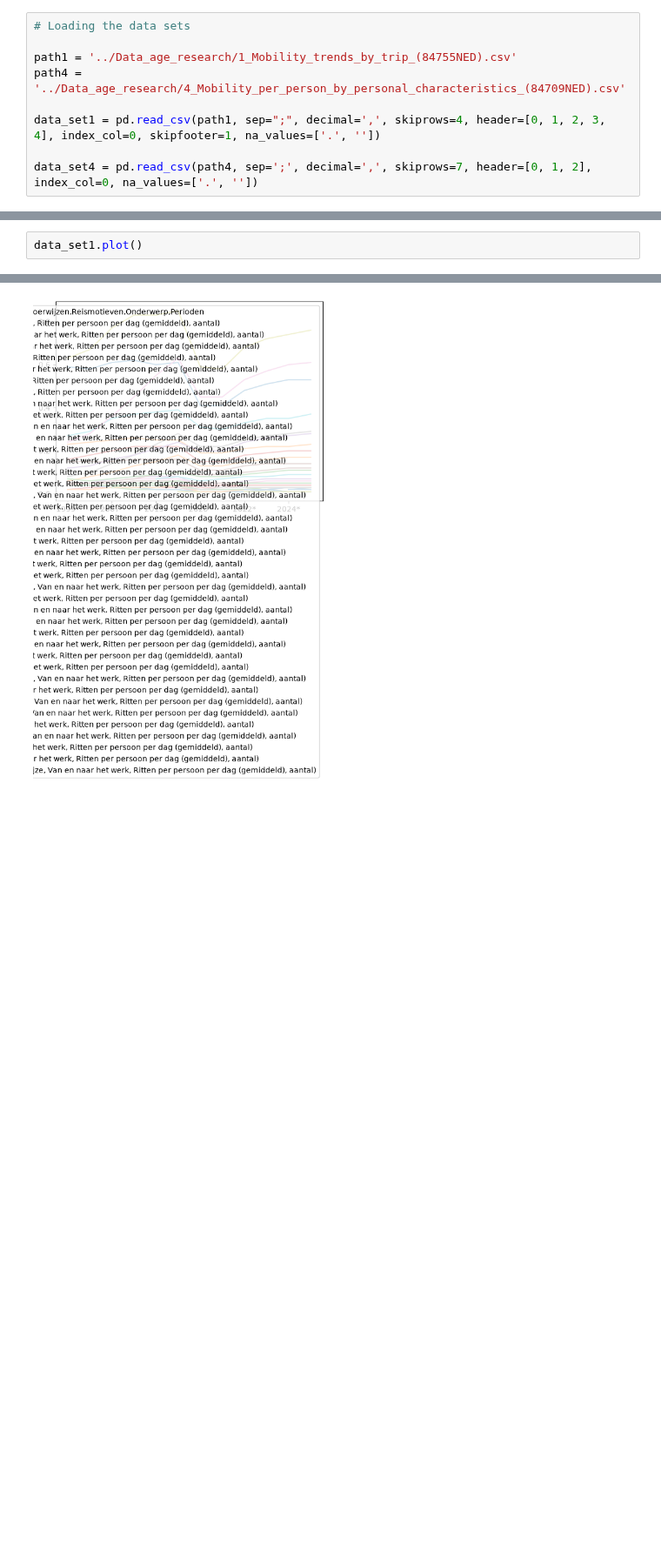
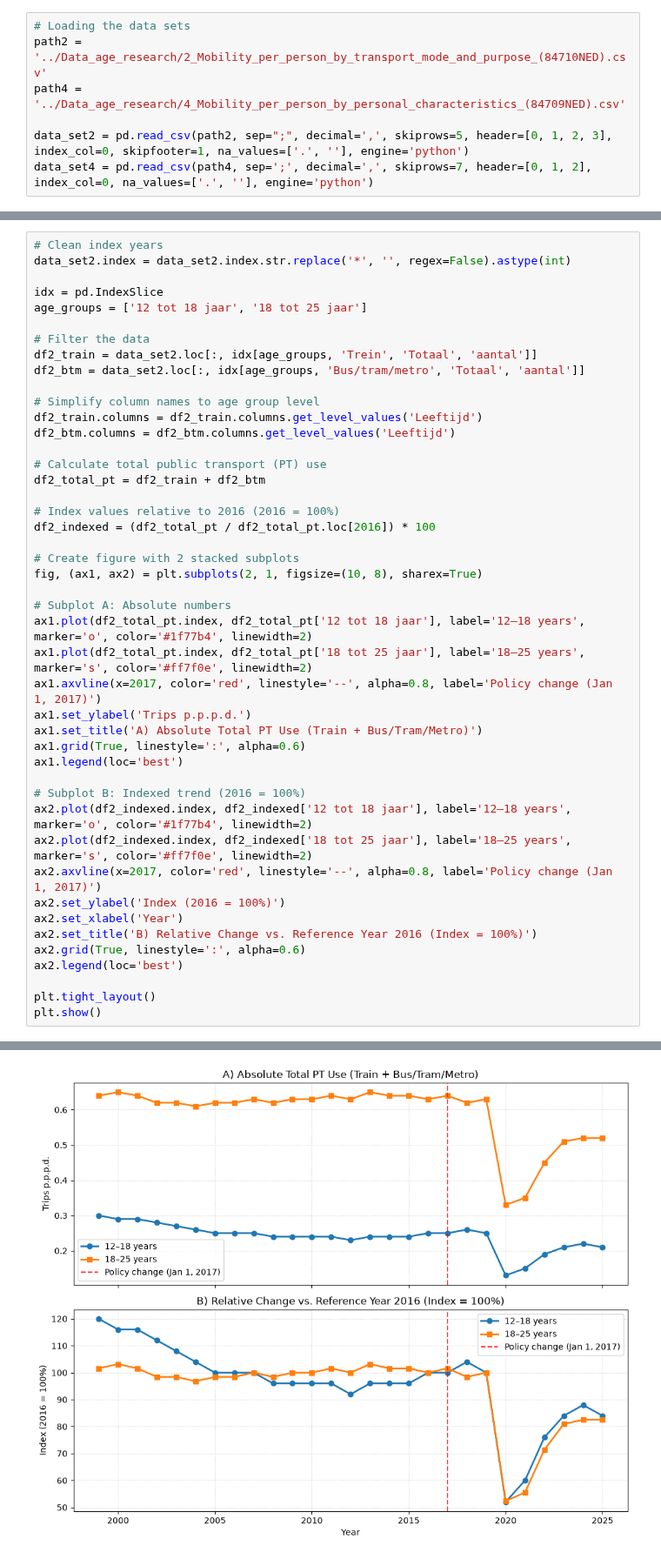
Before and after one commit to Meddevandeplas/TIL6022-group-6, a Jupyter notebook: Code/Subquestion4.ipynb, the cells around one changed output, grey strips where cells are left out. Shown at 87% size. Cells and saved outputs as stored; diff of their text form; blank space fills up the shorter version.

Commit message:
SQ4-Graphs

```diff
--- a/Code/Subquestion4.ipynb
+++ b/Code/Subquestion4.ipynb
@@ -13,9 +14,7 @@ import nbformat
 # %%
 # Loading the data sets
-
-path1 = '../Data_age_research/1_Mobility_trends_by_trip_(84755NED).csv'
+path2 = '../Data_age_research/2_Mobility_per_person_by_transport_mode_and_purpose_(84710NED).csv'
 path4 = '../Data_age_research/4_Mobility_per_person_by_personal_characteristics_(84709NED).csv'
 
-data_set1 = pd.read_csv(path1, sep=";", decimal=',', skiprows=4, header=[0, 1, 2, 3, 4], index_col=0, skipfooter=1, na_values=['.', ''])
-
-data_set4 = pd.read_csv(path4, sep=';', decimal=',', skiprows=7, header=[0, 1, 2], index_col=0, na_values=['.', ''])
+data_set2 = pd.read_csv(path2, sep=";", decimal=',', skiprows=5, header=[0, 1, 2, 3], index_col=0, skipfooter=1, na_values=['.', ''], engine='python')
+data_set4 = pd.read_csv(path4, sep=';', decimal=',', skiprows=7, header=[0, 1, 2], index_col=0, na_values=['.', ''], engine='python')
@@ -58,3 +50,46 @@ display(data_set4)
 # %%
-data_set1.plot()
+# Clean index years
+data_set2.index = data_set2.index.str.replace('*', '', regex=False).astype(int)
+
+idx = pd.IndexSlice
+age_groups = ['12 tot 18 jaar', '18 tot 25 jaar']
+
+# Filter the data
+df2_train = data_set2.loc[:, idx[age_groups, 'Trein', 'Totaal', 'aantal']]
+df2_btm = data_set2.loc[:, idx[age_groups, 'Bus/tram/metro', 'Totaal', 'aantal']]
+
+# Simplify column names to age group level
+df2_train.columns = df2_train.columns.get_level_values('Leeftijd')
+df2_btm.columns = df2_btm.columns.get_level_values('Leeftijd')
+
+# Calculate total public transport (PT) use
+df2_total_pt = df2_train + df2_btm
+
+# Index values relative to 2016 (2016 = 100%)
+df2_indexed = (df2_total_pt / df2_total_pt.loc[2016]) * 100
+
+# Create figure with 2 stacked subplots
+fig, (ax1, ax2) = plt.subplots(2, 1, figsize=(10, 8), sharex=True)
+
+# Subplot A: Absolute numbers
+ax1.plot(df2_total_pt.index, df2_total_pt['12 tot 18 jaar'], label='12–18 years', marker='o', color='#1f77b4', linewidth=2)
+ax1.plot(df2_total_pt.index, df2_total_pt['18 tot 25 jaar'], label='18–25 years', marker='s', color='#ff7f0e', linewidth=2)
+ax1.axvline(x=2017, color='red', linestyle='--', alpha=0.8, label='Policy change (Jan 1, 2017)')
+ax1.set_ylabel('Trips p.p.p.d.')
+ax1.set_title('A) Absolute Total PT Use (Train + Bus/Tram/Metro)')
+ax1.grid(True, linestyle=':', alpha=0.6)
+ax1.legend(loc='best')
+
+# Subplot B: Indexed trend (2016 = 100%)
+ax2.plot(df2_indexed.index, df2_indexed['12 tot 18 jaar'], label='12–18 years', marker='o', color='#1f77b4', linewidth=2)
+ax2.plot(df2_indexed.index, df2_indexed['18 tot 25 jaar'], label='18–25 years', marker='s', color='#ff7f0e', linewidth=2)
+ax2.axvline(x=2017, color='red', linestyle='--', alpha=0.8, label='Policy change (Jan 1, 2017)')
+ax2.set_ylabel('Index (2016 = 100%)')
+ax2.set_xlabel('Year')
+ax2.set_title('B) Relative Change vs. Reference Year 2016 (Index = 100%)')
+ax2.grid(True, linestyle=':', alpha=0.6)
+ax2.legend(loc='best')
+
+plt.tight_layout()
+plt.show()
 # %% [output]
@@ -62 +96 @@ data_set1.plot()
-[figure, old version]
+[figure, new version]
```
Also changed, not shown: parts of 4 cells of this notebook.
